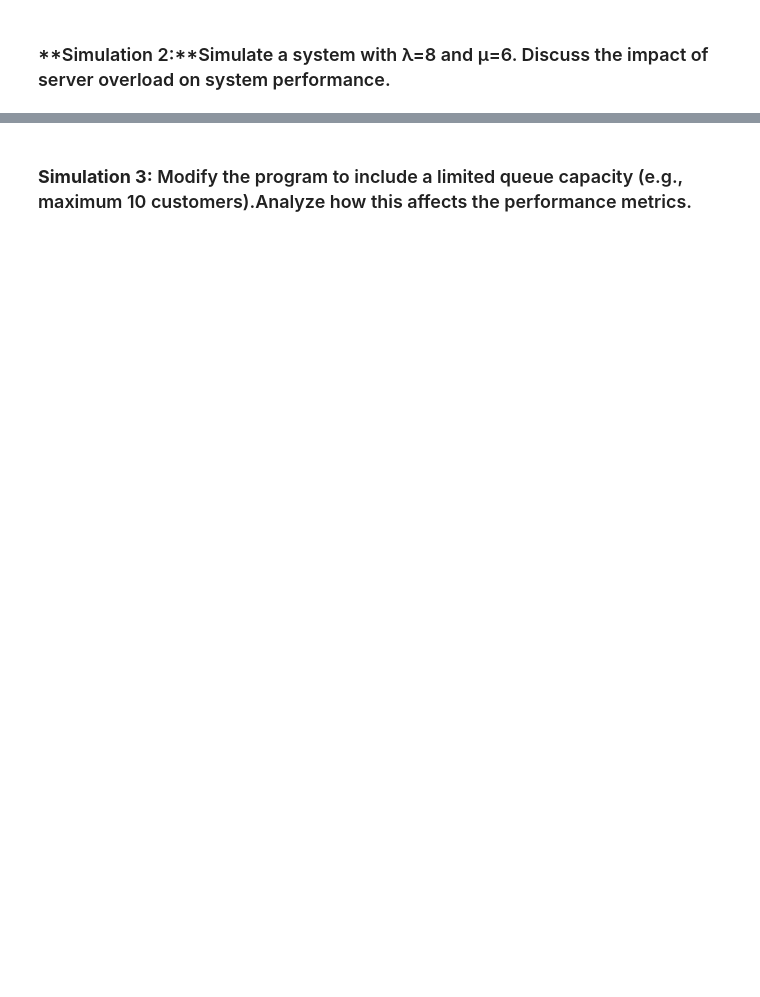
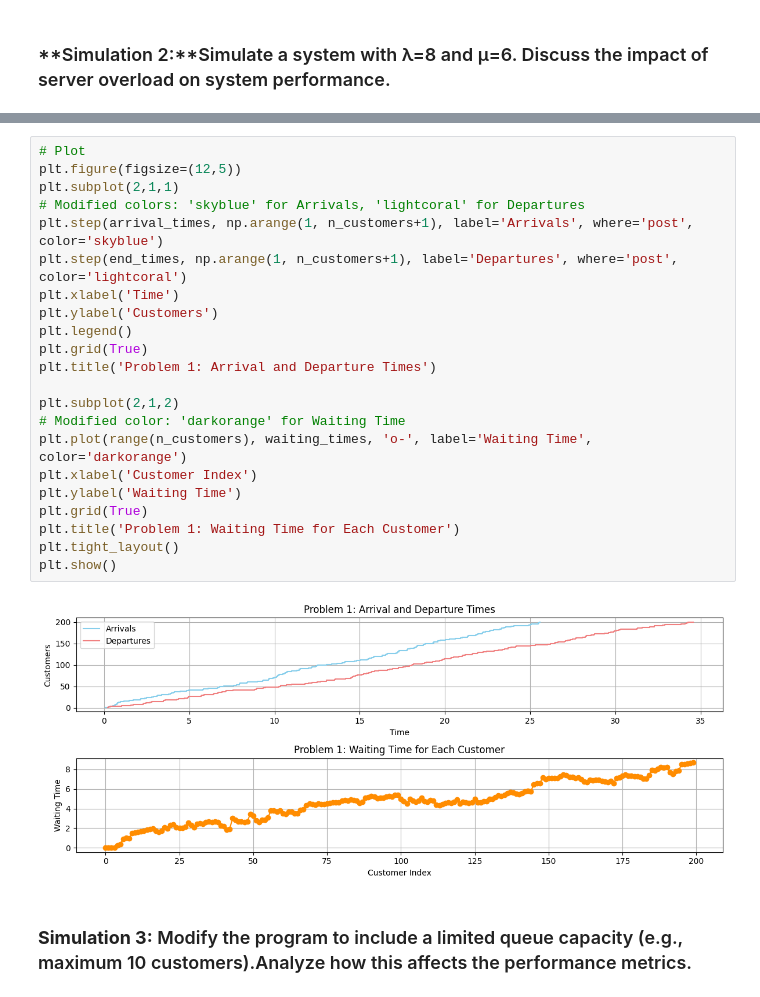
Before and after one commit to Nayeem1028/Simulation-and-Modeling-Lab, a Jupyter notebook: SIM_Lab_Assignment_06_2215151028.ipynb, the cells around one changed output, grey strips where cells are left out. Saved outputs shown, nothing was run; the diff lists cells and outputs as text; blank space fills up the shorter version.

```diff
--- a/SIM_Lab_Assignment_06_2215151028.ipynb
+++ b/SIM_Lab_Assignment_06_2215151028.ipynb
@@ -136,3 +164,27 @@ Server Utilization: 99.49%
+# %%
+# Plot
+plt.figure(figsize=(12,5))
+plt.subplot(2,1,1)
+# Modified colors: 'skyblue' for Arrivals, 'lightcoral' for Departures
+plt.step(arrival_times, np.arange(1, n_customers+1), label='Arrivals', where='post', color='skyblue')
+plt.step(end_times, np.arange(1, n_customers+1), label='Departures', where='post', color='lightcoral')
+plt.xlabel('Time')
+plt.ylabel('Customers')
+plt.legend()
+plt.grid(True)
+plt.title('Problem 1: Arrival and Departure Times')
+
+plt.subplot(2,1,2)
+# Modified color: 'darkorange' for Waiting Time
+plt.plot(range(n_customers), waiting_times, 'o-', label='Waiting Time', color='darkorange')
+plt.xlabel('Customer Index')
+plt.ylabel('Waiting Time')
+plt.grid(True)
+plt.title('Problem 1: Waiting Time for Each Customer')
+plt.tight_layout()
+plt.show()
+# %% [output]
+[figure, added]
 # %% [markdown]
 ### **Simulation 3:** Modify the program to include a limited queue capacity (e.g., maximum 10 customers).Analyze how this affects the performance metrics.
 # %%
```
Also changed, not shown: parts of 7 cells of this notebook.
